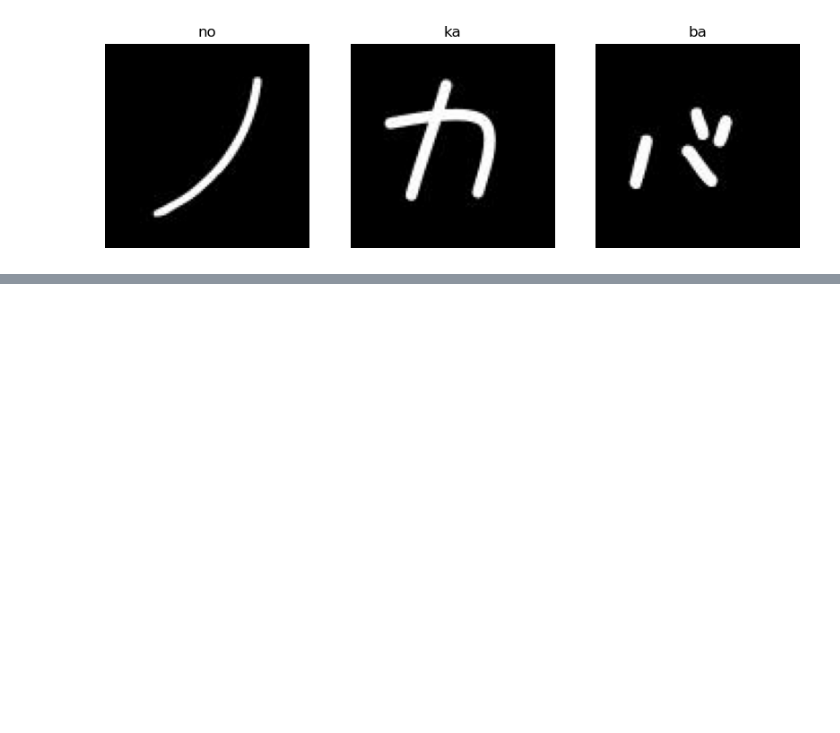
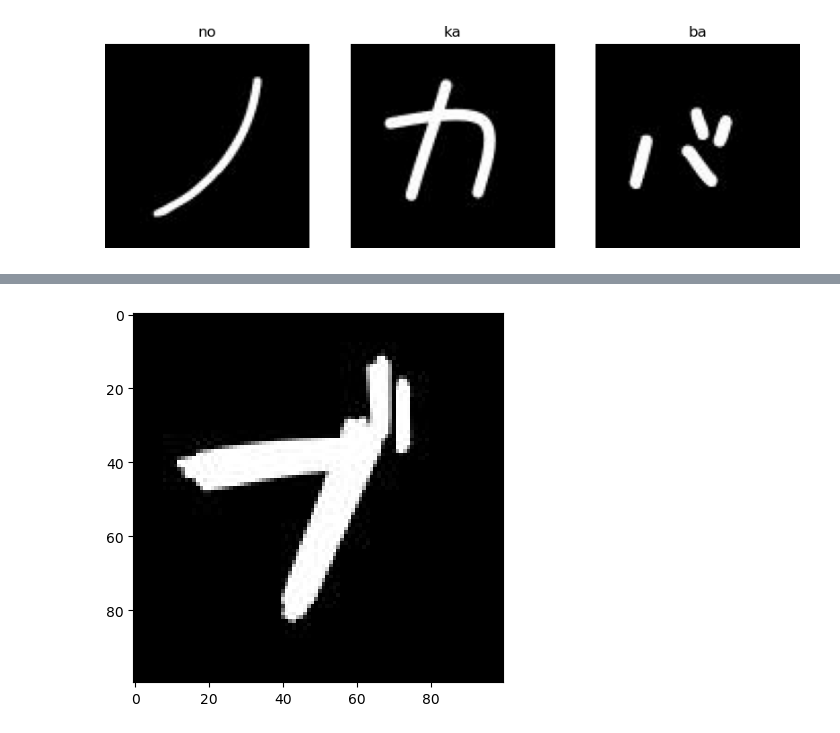
Before and after one commit to Newbyl/KanaReader, a Jupyter notebook: kanaReader.ipynb, the cells around one changed output, grey strips where cells are left out. Drawn from its saved outputs; the diff is of its cells as text; code cells hidden in the pictures; blank space fills up the shorter version.

```diff
--- a/kanaReader.ipynb
+++ b/kanaReader.ipynb
@@ -59,7 +60,7 @@ batchSize = 32
 imgHeight = 100
 imgWidth = 100
 # %%
-train_data = tf.keras.preprocessing.image_dataset_from_directory(
+trainData = tf.keras.preprocessing.image_dataset_from_directory(
     dataDir,
     validation_split=0.2,
     subset="training",
@@ -68,7 +69,7 @@ train_data = tf.keras.preprocessing.image_dataset_from_directory(
     batch_size=batchSize,
 )
 
-val_data = tf.keras.preprocessing.image_dataset_from_directory(
+validationData = tf.keras.preprocessing.image_dataset_from_directory(
     validDir,
     validation_split=0.2,
     subset="validation",
@@ -77,8 +78,8 @@ val_data = tf.keras.preprocessing.image_dataset_from_directory(
     batch_size=batchSize,
 )
 
-class_names = val_data.class_names
-print(class_names)
+classNames = validationData.class_names
+print(len(classNames))
 # %% [output]
 Found 3376 files belonging to 67 classes.
 Using 2701 files for training.
@@ -97,0 +119,5 @@ for images, labels in train_data.take(1):
+# %%
+model.compile(optimizer='adam',
+            loss=tf.losses.SparseCategoricalCrossentropy(from_logits=True),
+            metrics=['accuracy'],
+            )
@@ -97,0 +126,6 @@ for images, labels in train_data.take(1):
+# %%
+logdir="logs"
+
+tensorboard_callback = keras.callbacks.TensorBoard(log_dir=logdir,histogram_freq=1, write_images=logdir,
+                                                    embeddings_data=trainData
+                                                    )
@@ -97,0 +134,7 @@ for images, labels in train_data.take(1):
+# %%
+model.fit(
+    trainData,
+    validation_data=validationData,
+    epochs=20,
+    callbacks=[tensorboard_callback]
+    )
@@ -97,0 +180,13 @@ for images, labels in train_data.take(1):
+# %%
+image = cv2.imread("dataset/katakanaSeparated/bu/bu_851CHIKARA-DZUYOKU-KANA-A_dakutrue.jpeg",cv2.IMREAD_COLOR)
+plt.imshow(cv2.cvtColor(image, cv2.COLOR_BGR2RGB))
+plt.show()
+
+image = np.expand_dims(cv2.resize(image,(100,100)), axis=0)
+
+prediction = model.predict(image)
+classes = np.argmax(prediction,axis=1)
+
+print(classNames[int(classes)])
+# %% [output]
+[figure, added]
```
Also changed, not shown: parts of 9 cells of this notebook, 4 other files.
